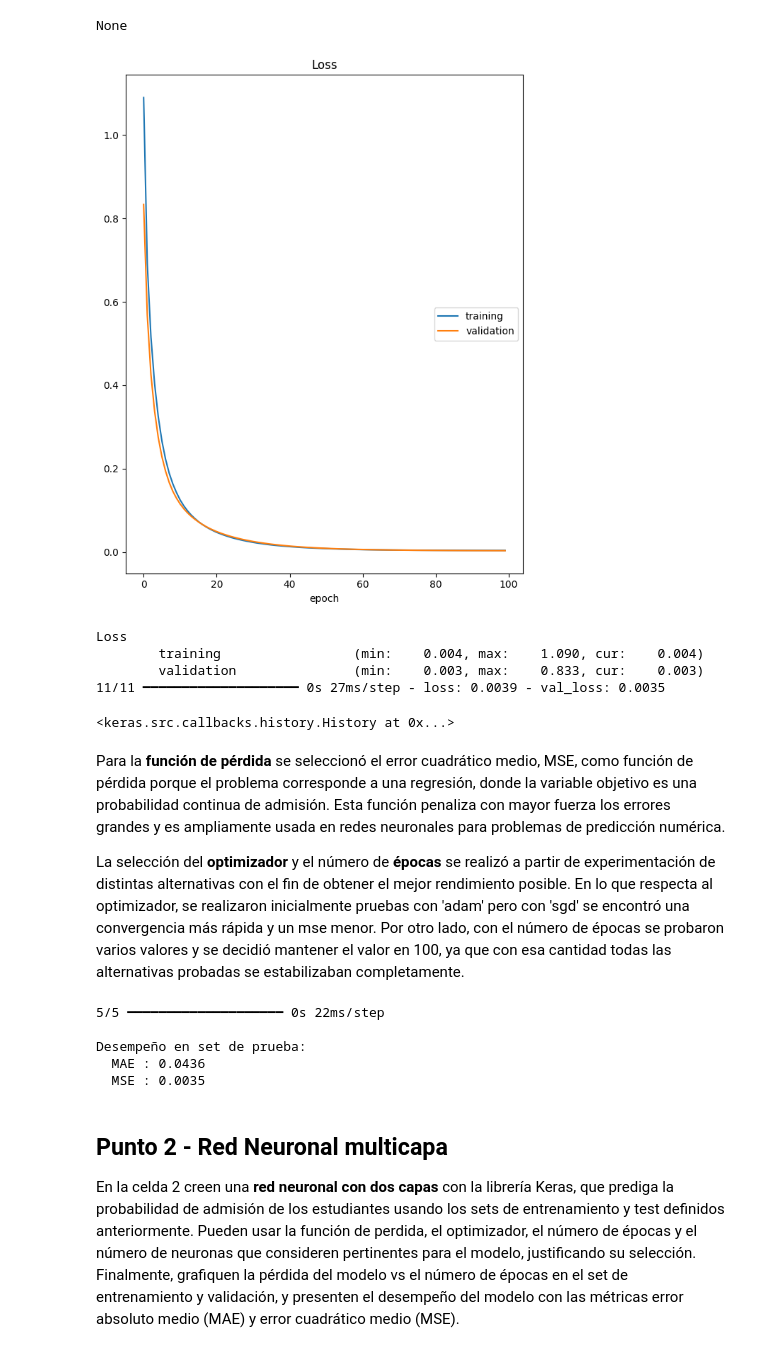
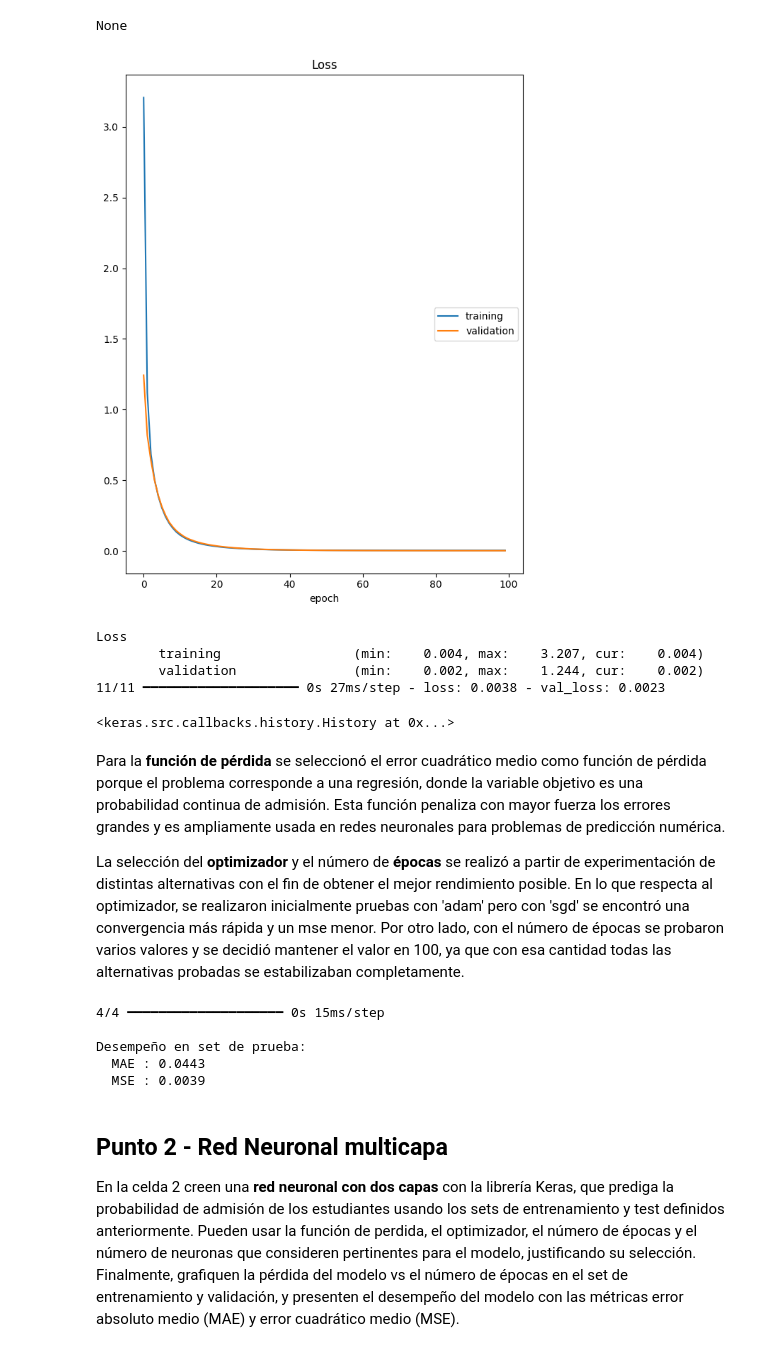
Before and after one commit to jairocruzhdez/MIAD_ML_NLP_JC, a Jupyter notebook: Semana 6/S6TC1-Redes_Neuronales.ipynb, the cells around one changed output. Drawn from its saved outputs; the diff is of its cells as text; code cells hidden in the pictures.

```diff
--- a/Semana 6/S6TC1-Redes_Neuronales.ipynb
+++ b/Semana 6/S6TC1-Redes_Neuronales.ipynb
@@ -79,10 +79,10 @@ y_train_arr = np.array(yTrain)
 y_test_arr  = np.array(yTest)
 # %%
 # Separación de datos de entrenamiento para considerar un set de validación durante entrenamiento
-X_train_sc, X_val, y_train_, y_val = train_test_split(X_train_sc, y_train_arr, test_size=0.15, random_state=42)
+X_train_, X_val, y_train_, y_val = train_test_split(X_train_sc, y_train_arr, test_size=0.15, random_state=42)
 # %%
 # Definición de dimensiones de entrada y salida
-dims = X_train_sc.shape[1]
+dims = X_train_.shape[1]
 output_var = 1
 
 print(dims, 'input variables')
@@ -114,20 +114,20 @@ None
 model.compile(optimizer='sgd', loss='mean_squared_error')
 # %%
 # Entrenamiento de la red neuronal con 100 épocas
-model.fit(X_train_sc, y_train_,
+model.fit(X_train_, y_train_,
           verbose=1,
           epochs=100,
           validation_data=(X_val, y_val),
           callbacks=[PlotLossesKeras()])
 # %% [output]
-[figure, old version]
+[figure, new version]
 Loss
-        training                 (min:    0.004, max:    1.090, cur:    0.004)
-        validation               (min:    0.003, max:    0.833, cur:    0.003)
-11/11 ━━━━━━━━━━━━━━━━━━━━ 0s 27ms/step - loss: 0.0039 - val_loss: 0.0035
+        training                 (min:    0.004, max:    3.207, cur:    0.004)
+        validation               (min:    0.002, max:    1.244, cur:    0.002)
+11/11 ━━━━━━━━━━━━━━━━━━━━ 0s 27ms/step - loss: 0.0038 - val_loss: 0.0023
 <keras.src.callbacks.history.History at 0x...>
 # %% [markdown]
-Para la **función de pérdida** se seleccionó el error cuadrático medio, MSE, como función de pérdida porque el problema corresponde a una regresión, donde la variable objetivo es una probabilidad continua de admisión. Esta función penaliza con mayor fuerza los errores grandes y es ampliamente usada en redes neuronales para problemas de predicción numérica.
+Para la **función de pérdida** se seleccionó el error cuadrático medio como función de pérdida porque el problema corresponde a una regresión, donde la variable objetivo es una probabilidad continua de admisión. Esta función penaliza con mayor fuerza los errores grandes y es ampliamente usada en redes neuronales para problemas de predicción numérica.
 
 La selección del **optimizador** y el número de **épocas** se realizó a partir de experimentación de distintas alternativas con el fin de obtener el mejor rendimiento posible. En lo que respecta al optimizador, se realizaron inicialmente pruebas con 'adam' pero con 'sgd' se encontró una convergencia más rápida y un mse menor. Por otro lado, con el número de épocas se probaron varios valores y se decidió mantener el valor en 100, ya que con esa cantidad todas las alternativas probadas se estabilizaban completamente.
 # %%
@@ -141,11 +141,11 @@ print(f"\nDesempeño en set de prueba:")
 print(f"  MAE : {mae:.4f}")
 print(f"  MSE : {mse:.4f}")
 # %% [output]
-5/5 ━━━━━━━━━━━━━━━━━━━━ 0s 22ms/step
+4/4 ━━━━━━━━━━━━━━━━━━━━ 0s 15ms/step
 
 Desempeño en set de prueba:
-  MAE : 0.0436
-  MSE : 0.0035
+  MAE : 0.0443
+  MSE : 0.0039
 # %% [markdown]
 ## Punto 2 - Red Neuronal multicapa
 
```
Also changed, not shown: parts of 10 cells of this notebook.
